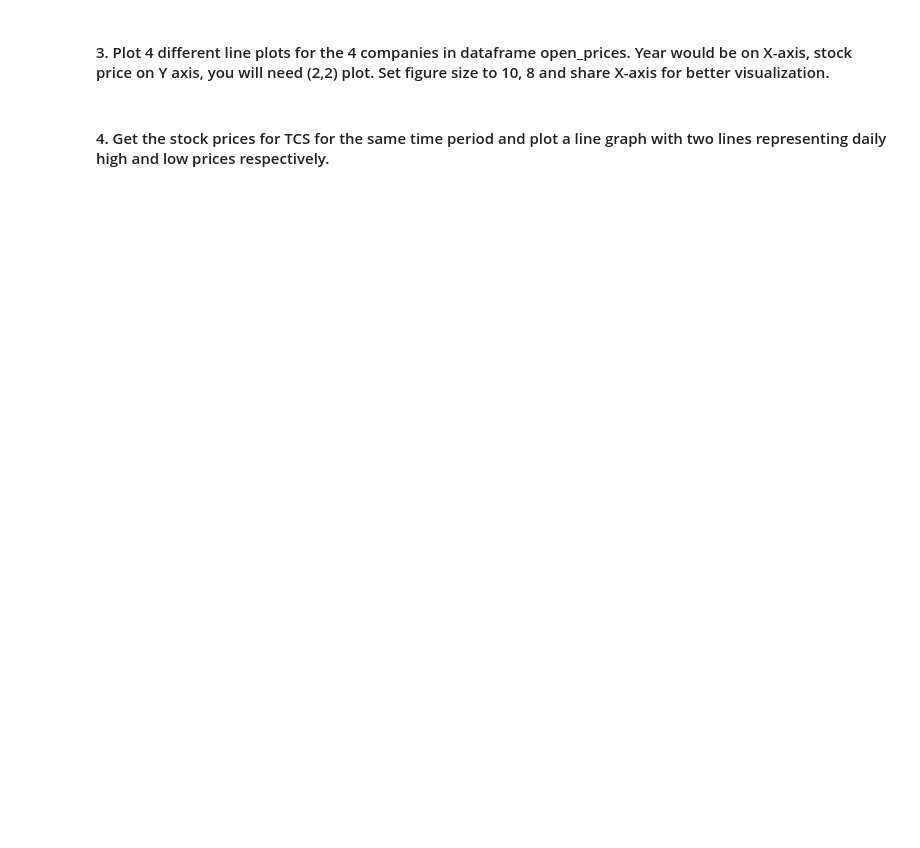
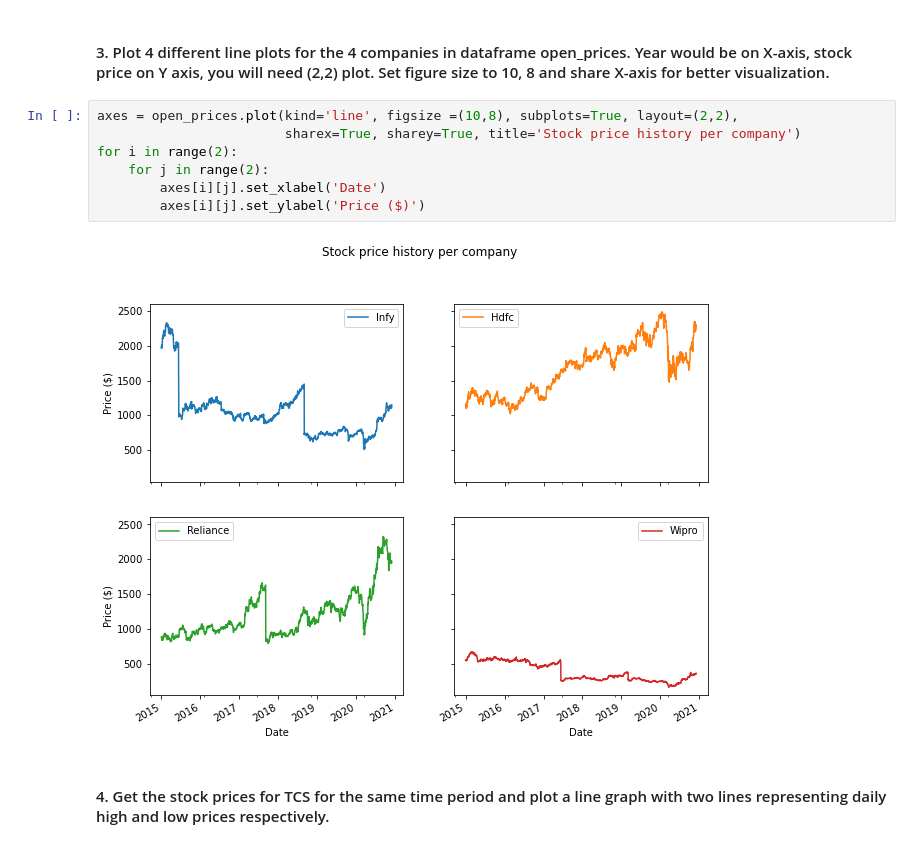
Before and after one commit to claustres/ml-mooc, a Jupyter notebook: Machine Learning/chapter9/DA-Python-week7-Data-Visualization-assignment.ipynb, the cells around one changed output. Cells and saved outputs as stored; diff of their text form; blank space fills up the shorter version.

```diff
--- a/Machine Learning/chapter9/DA-Python-week7-Data-Visualization-assignment.ipynb
+++ b/Machine Learning/chapter9/DA-Python-week7-Data-Visualization-assignment.ipynb
@@ -57,4 +82,13 @@ open_prices.head()
 # %% [markdown]
 #### 3. Plot 4 different line plots for the 4 companies in dataframe open_prices. Year would be on X-axis, stock price on Y axis, you will need (2,2) plot. Set figure size to 10, 8 and share X-axis for better visualization.
+# %%
+axes = open_prices.plot(kind='line', figsize =(10,8), subplots=True, layout=(2,2),
+                        sharex=True, sharey=True, title='Stock price history per company')
+for i in range(2):
+    for j in range(2):
+        axes[i][j].set_xlabel('Date')
+        axes[i][j].set_ylabel('Price ($)')
+# %% [output]
+[figure, added]
 # %% [markdown]
 #### 4. Get the stock prices for TCS for the same time period and plot a line graph with two lines representing daily high and low prices respectively.
```
Also changed, not shown: parts of 6 cells of this notebook.
